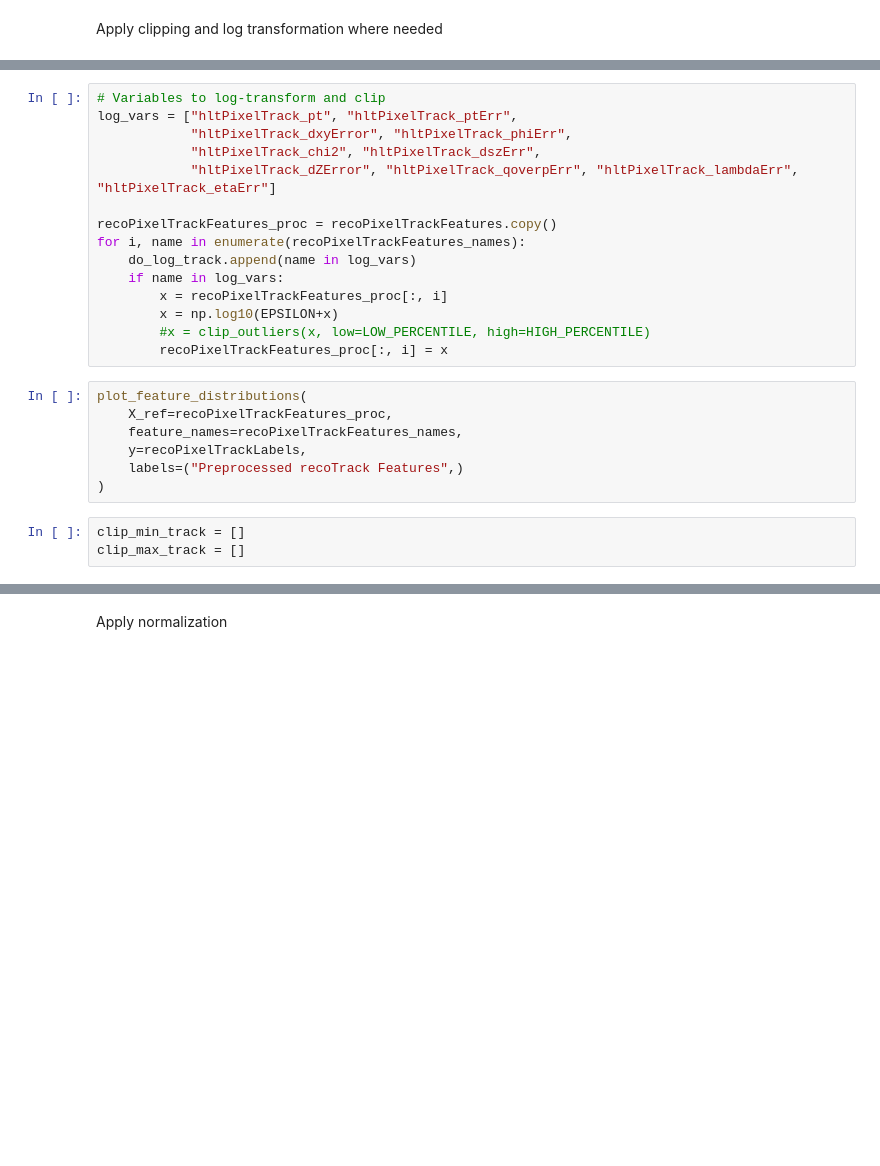
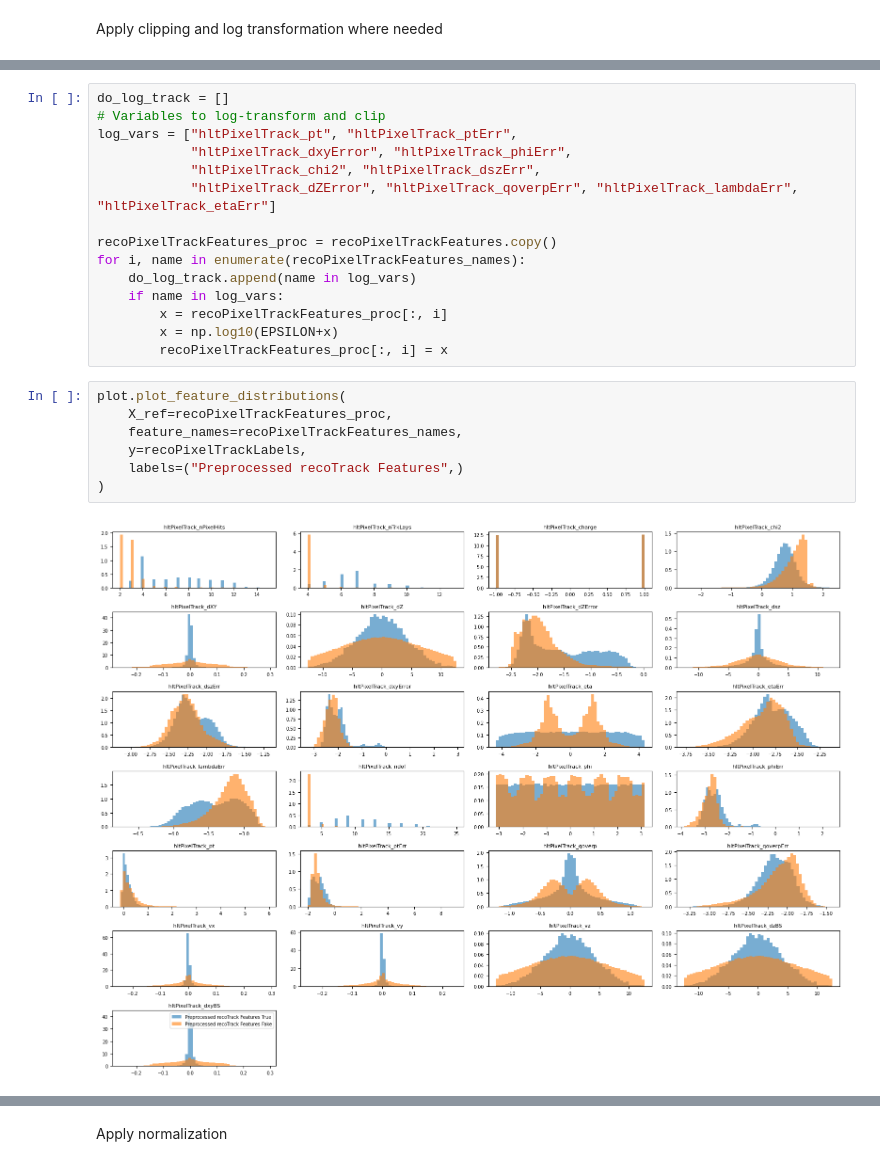
Before and after one commit to EmanueleCoradin/TrackSelectorDNN, a Jupyter notebook: ReadRootData.ipynb, the cells around one changed output, grey strips where cells are left out. Cells and saved outputs as stored; diff of their text form; blank space fills up the shorter version.

```diff
--- a/ReadRootData.ipynb
+++ b/ReadRootData.ipynb
@@ -436,4 +277,5 @@ do_log_track = []
 # %%
+do_log_track = []
 # Variables to log-transform and clip
 log_vars = ["hltPixelTrack_pt", "hltPixelTrack_ptErr",
             "hltPixelTrack_dxyError", "hltPixelTrack_phiErr",
@@ -446,16 +288,14 @@ for i, name in enumerate(recoPixelTrackFeatures_names):
     if name in log_vars:
         x = recoPixelTrackFeatures_proc[:, i]
         x = np.log10(EPSILON+x)
-        #x = clip_outliers(x, low=LOW_PERCENTILE, high=HIGH_PERCENTILE)
         recoPixelTrackFeatures_proc[:, i] = x
 # %%
-plot_feature_distributions(
+plot.plot_feature_distributions(
     X_ref=recoPixelTrackFeatures_proc,
     feature_names=recoPixelTrackFeatures_names,
     y=recoPixelTrackLabels,
     labels=("Preprocessed recoTrack Features",)
 )
+# %% [output]
+[figure, added]
-# %%
-clip_min_track = []
-clip_max_track = []
 # %%
```
Also changed, not shown: parts of 32 cells of this notebook, 16 other files.
